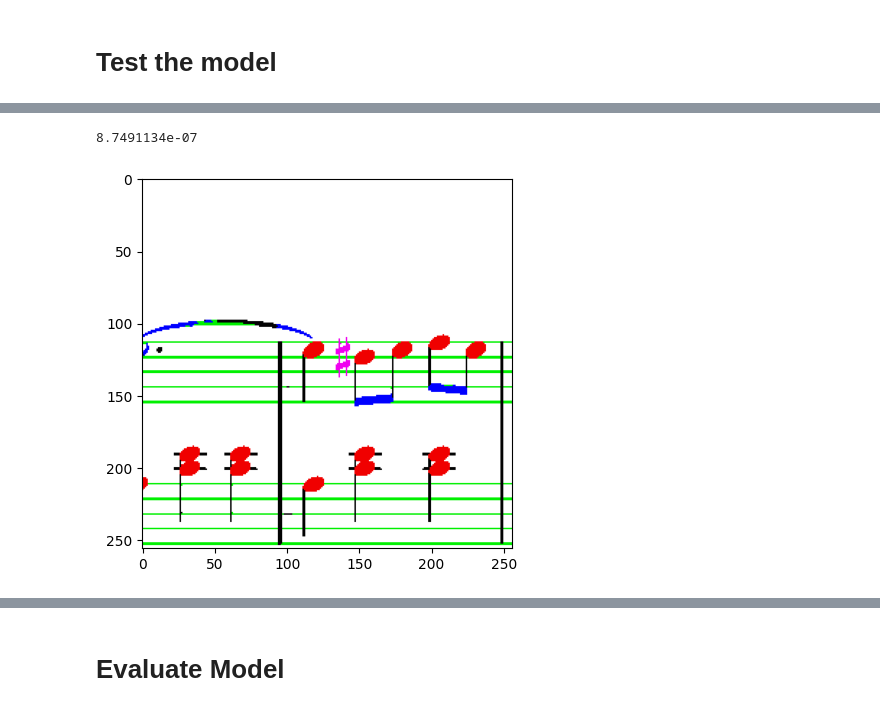
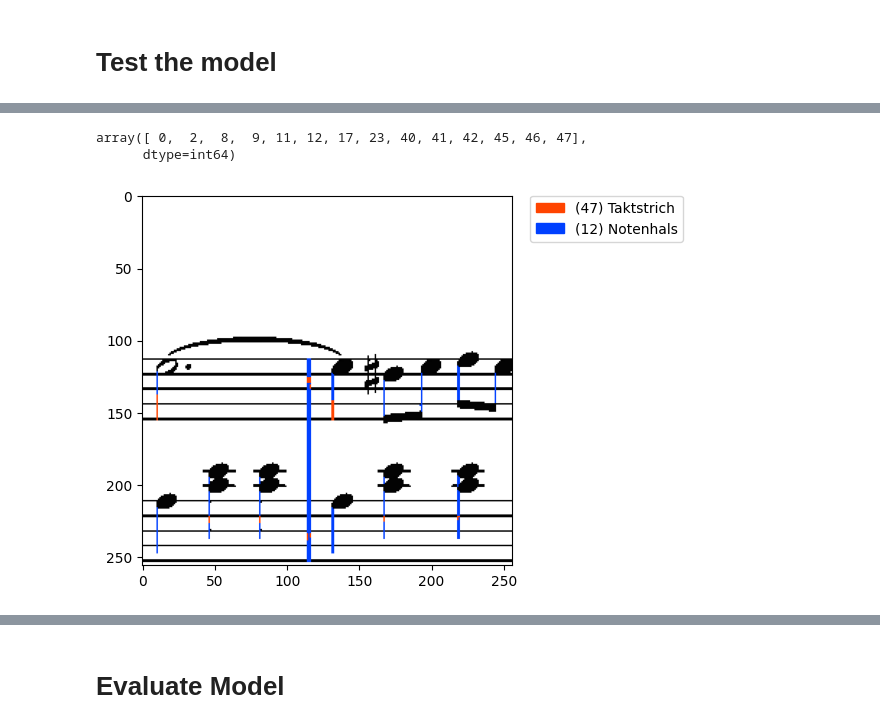
Before and after one commit to nudopnu/omr-unet, a Jupyter notebook: 04_train.ipynb, the cells around one changed output, grey strips where cells are left out. Cells and saved outputs as stored; diff of their text form; code cells hidden in the pictures.

Commit message:
new model + pixel accuracy

```diff
--- a/04_train.ipynb
+++ b/04_train.ipynb
@@ -221,16 +222,17 @@ Epoch 16: val_loss did not improve from 0.00973
 # %% [markdown]
 # Test the model
 # %%
-model = tf.keras.models.load_model('test9.h5')
+model = tf.keras.models.load_model('test10.h5')
 
 img = cv2.imread("../../datasets/samples/sample_001.png", cv2.IMREAD_GRAYSCALE)
 img = np.array((img - np.mean(img)) / np.std(img)).astype(np.uint8)
 
-x, y = 200, 200
-pred = model.predict(img[None, x:x+256, y:y+256, None])[0]
+x, y = 180, 200
+pred = model.predict(img[None, y:y+256, x:x+256, None])[0]
 
 plt.imshow(np.argmax(pred, axis=2),cmap="gray")
 np.unique(np.argmax(pred, axis=2))
+cv2.imwrite("tmp.png", np.argmax(pred, axis=2))
 # plt.imshow(pred[..., 11])
 # np.mean(pred[..., 13])
 # %% [output]
@@ -241,25 +305,40 @@ array([ 0,  2,  3,  8, 11, 12, 23, 40, 41, 42, 43, 45, 46, 47],
 # %%
-res = 255 - cv2.cvtColor(img[x:x+256, y:y+256, None], cv2.COLOR_GRAY2RGB)
+import matplotlib.patches as mpatches
+res = 255 - cv2.cvtColor(img[y:y+256, x:x+256, None], cv2.COLOR_GRAY2RGB)
 
 colorings = {
-    "#00f000": [46],
-    "#0000ff": [41, 42, 40, 29, 30],
-    "#f00000": [8],
-    # "#f0f000": [29, 30],
-    "#f000f0": [28, 23],
+    "#ff4400": [47],  # Bar Line
+    "#0040FF": [12],  # Stem
+    # "#ff4400": [46],  # Staff
+    # "#990099": [42],  # Tie
+}
+
+col_names = {
+    "#ff4400": "(47) Taktstrich",
+    "#0040FF": "(12) Notenhals",
+    # "#ff4400": "(46) Notenlinie",
+    # "#990099": "(38) Haltebogen",
 }
 
 for color in colorings:
     labels = colorings[color]
     masks = [np.argmax(pred, axis=2)==l for l in labels]
     for mask in masks:
         res[mask] = ImageColor.getcolor(color, 'RGB')
 plt.imshow(res)
 
 target_label = 28
-# plt.imshow(np.argmax(pred, axis=2)==target_label)
-# plt.imshow(pred[..., target_label], cmap="gray")
 np.mean(pred[..., target_label])
+
+# create a patch (proxy artist) for every color
+colors = [color for color in colorings]
+patches = [ mpatches.Patch(color=colors[i], label="{l}".format(l=col_names[colors[i]]) ) for i in range(len(colors)) ]
+# put those patched as legend-handles into the legend
+# plt.legend(handles=patches, bbox_to_anchor=(1.05, 1), loc=2, borderaxespad=0. )
+plt.legend(handles=patches)
+
+np.unique(np.argmax(pred, axis=2))
 # %% [output]
-8.7491134e-07
+array([ 0,  2,  8,  9, 11, 12, 17, 23, 40, 41, 42, 45, 46, 47],
+      dtype=int64)
-[figure, old version]
+[figure, new version]
```
Also changed, not shown: parts of 16 cells of this notebook, 4 other files.
